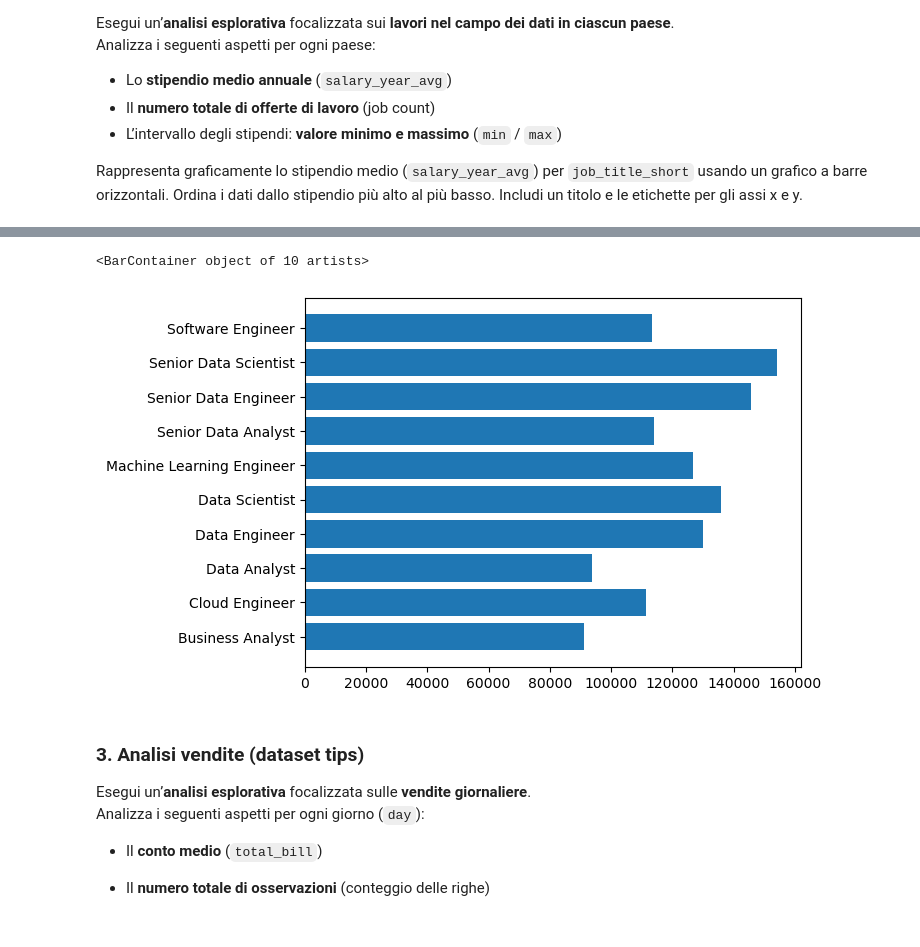
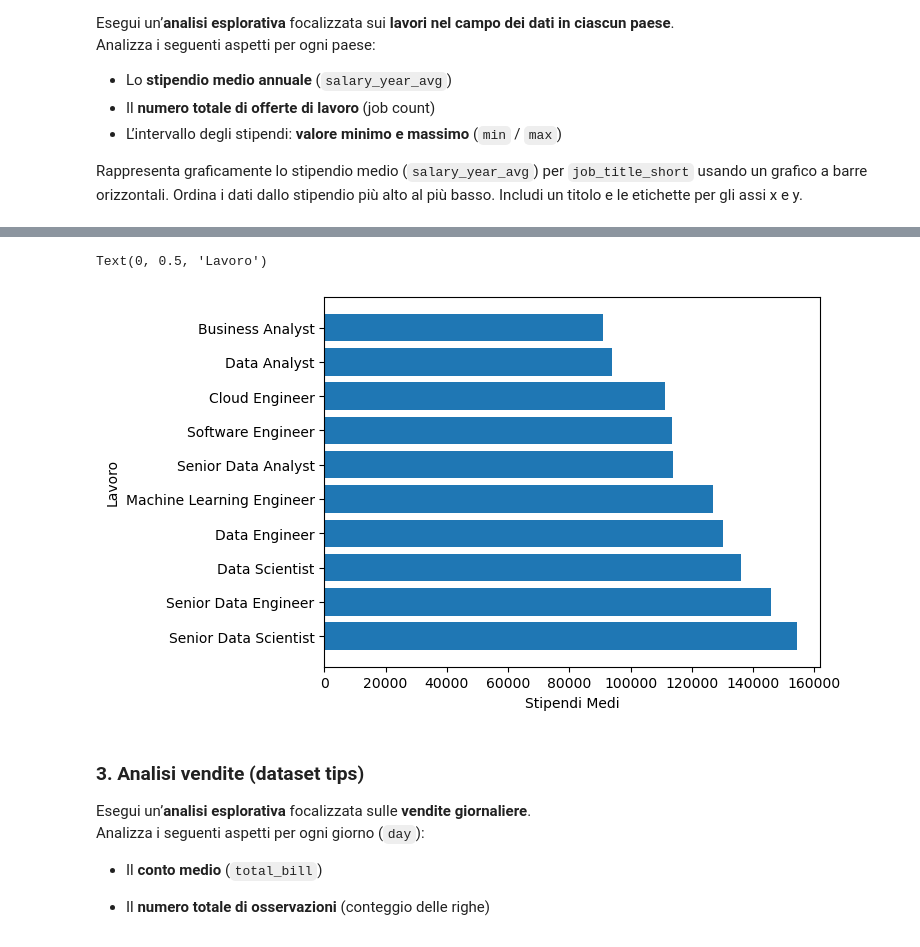
Before and after one commit to Sno2205/ProgrammingLab, a Jupyter notebook: EserciziParte2/3.5_Esercizi_lez_3.ipynb, the cells around one changed output, grey strips where cells are left out. Saved outputs shown, nothing was run; the diff lists cells and outputs as text; code cells hidden in the pictures.

```diff
--- a/EserciziParte2/3.5_Esercizi_lez_3.ipynb
+++ b/EserciziParte2/3.5_Esercizi_lez_3.ipynb
@@ -162,9 +163,11 @@ df.groupby("search_location").agg({
 # %%
-coso = df.groupby("job_title_short")['salary_year_avg'].mean().reset_index()
+coso = df.groupby("job_title_short")['salary_year_avg'].mean().reset_index().sort_values(by='salary_year_avg', ascending = False, inplace = False)
 plt.barh(coso.job_title_short, coso.salary_year_avg)
+plt.xlabel("Stipendi Medi")
+plt.ylabel("Lavoro")
 # %% [output]
-<BarContainer object of 10 artists>
+Text(0, 0.5, 'Lavoro')
-[figure, old version]
+[figure, new version]
 # %% [markdown]
 ### **3. Analisi vendite (dataset tips)**
 
```
Also changed, not shown: parts of 3 cells of this notebook.
